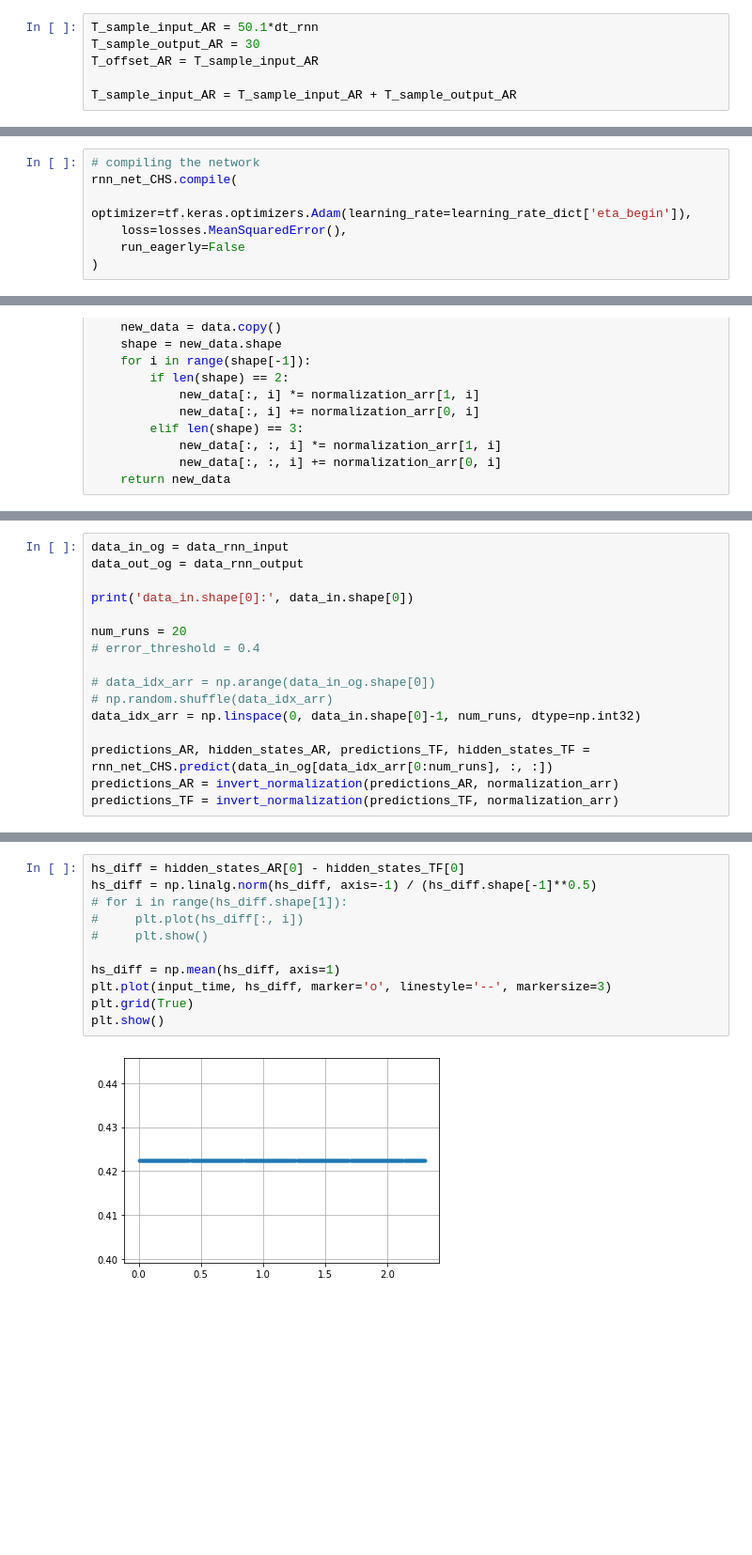
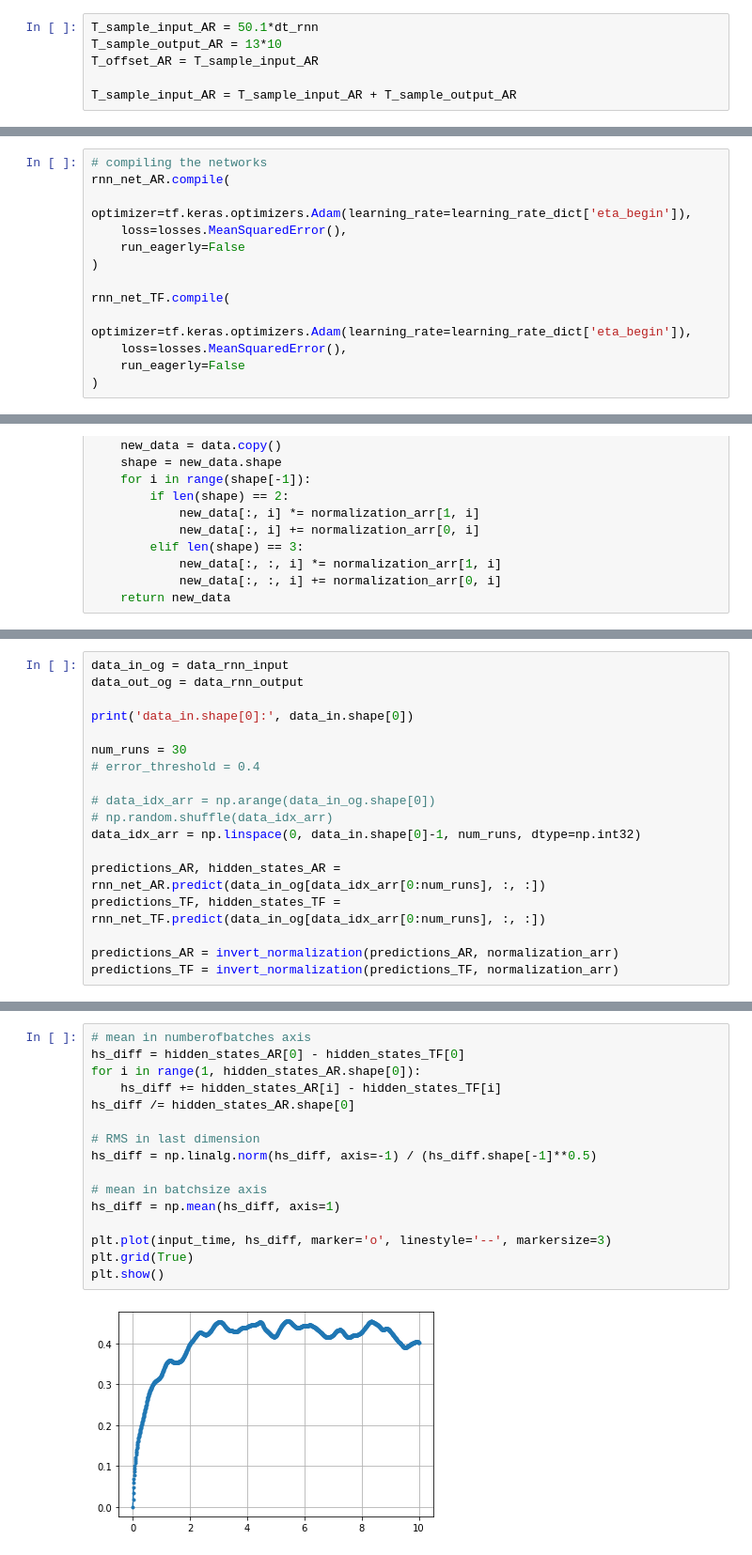
Before and after one commit to thisisrohan/MLROM, a Jupyter notebook: KS/ComparingHiddenStates-LoadingRNN-GRU.ipynb, the cells around one changed output, grey strips where cells are left out. Shown: that part at 94% size. Saved outputs shown, nothing was run; the diff lists cells and outputs as text; blank space fills up the shorter version.

Commit message:
(KS) Refined and refactored computation difference in hidden states of teacher-forced and AR GRU, added lpspectrum computation to misc_tools.py and minor edits to MakeData.ipynb.

```diff
--- a/KS/ComparingHiddenStates-LoadingRNN-GRU.ipynb
+++ b/KS/ComparingHiddenStates-LoadingRNN-GRU.ipynb
@@ -279,7 +280,7 @@ plot_latent_states_KS(
 # AR-GRU-CHS
 # %%
 T_sample_input_AR = 50.1*dt_rnn
-T_sample_output_AR = 30
+T_sample_output_AR = 13*10
 T_offset_AR = T_sample_input_AR
 
 T_sample_input_AR = T_sample_input_AR + T_sample_output_AR
@@ -352,12 +356,18 @@ train_loss_hist = losses_dict['train_loss_hist']
 lr_change = losses_dict['lr_change']
 test_loss = losses_dict['test_loss']
 # %%
-# compiling the network
-rnn_net_CHS.compile(
+# compiling the networks
+rnn_net_AR.compile(
     optimizer=tf.keras.optimizers.Adam(learning_rate=learning_rate_dict['eta_begin']),
     loss=losses.MeanSquaredError(),
     run_eagerly=False
 )
+
+rnn_net_TF.compile(
+    optimizer=tf.keras.optimizers.Adam(learning_rate=learning_rate_dict['eta_begin']),
+    loss=losses.MeanSquaredError(),
+    run_eagerly=False
+)
 # %%
 # %pdb
 # %%
@@ -603,14 +556,16 @@ data_out_og = data_rnn_output
 
 print('data_in.shape[0]:', data_in.shape[0])
 
-num_runs = 20
+num_runs = 30
 # error_threshold = 0.4
 
 # data_idx_arr = np.arange(data_in_og.shape[0])
 # np.random.shuffle(data_idx_arr)
 data_idx_arr = np.linspace(0, data_in.shape[0]-1, num_runs, dtype=np.int32)
 
-predictions_AR, hidden_states_AR, predictions_TF, hidden_states_TF = rnn_net_CHS.predict(data_in_og[data_idx_arr[0:num_runs], :, :])
+predictions_AR, hidden_states_AR = rnn_net_AR.predict(data_in_og[data_idx_arr[0:num_runs], :, :])
+predictions_TF, hidden_states_TF = rnn_net_TF.predict(data_in_og[data_idx_arr[0:num_runs], :, :])
+
 predictions_AR = invert_normalization(predictions_AR, normalization_arr)
 predictions_TF = invert_normalization(predictions_TF, normalization_arr)
 # %% [output]
@@ -619,13 +575,18 @@ data_in.shape[0]: 1551
 # %%
+# mean in numberofbatches axis
 hs_diff = hidden_states_AR[0] - hidden_states_TF[0]
+for i in range(1, hidden_states_AR.shape[0]):
+    hs_diff += hidden_states_AR[i] - hidden_states_TF[i]
+hs_diff /= hidden_states_AR.shape[0]
+
+# RMS in last dimension
 hs_diff = np.linalg.norm(hs_diff, axis=-1) / (hs_diff.shape[-1]**0.5)
-# for i in range(hs_diff.shape[1]):
-#     plt.plot(hs_diff[:, i])
-#     plt.show()
 
+# mean in batchsize axis
 hs_diff = np.mean(hs_diff, axis=1)
+
 plt.plot(input_time, hs_diff, marker='o', linestyle='--', markersize=3)
 plt.grid(True)
 plt.show()
 # %% [output]
-[figure, old version]
+[figure, new version]
```
Also changed, not shown: parts of 14 cells of this notebook, 19 other files.
